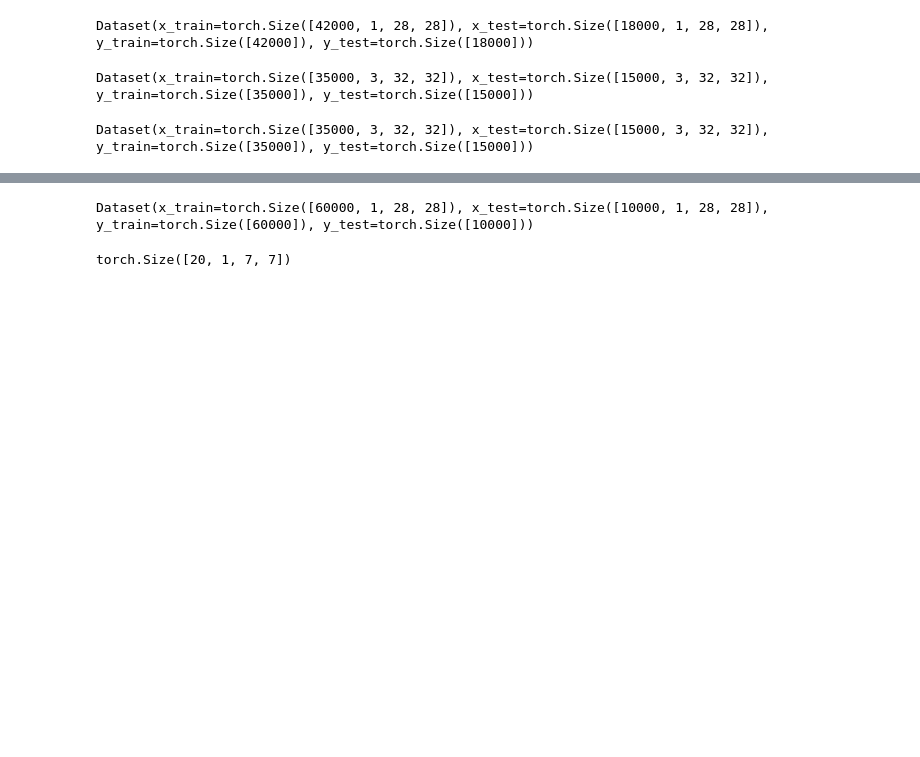
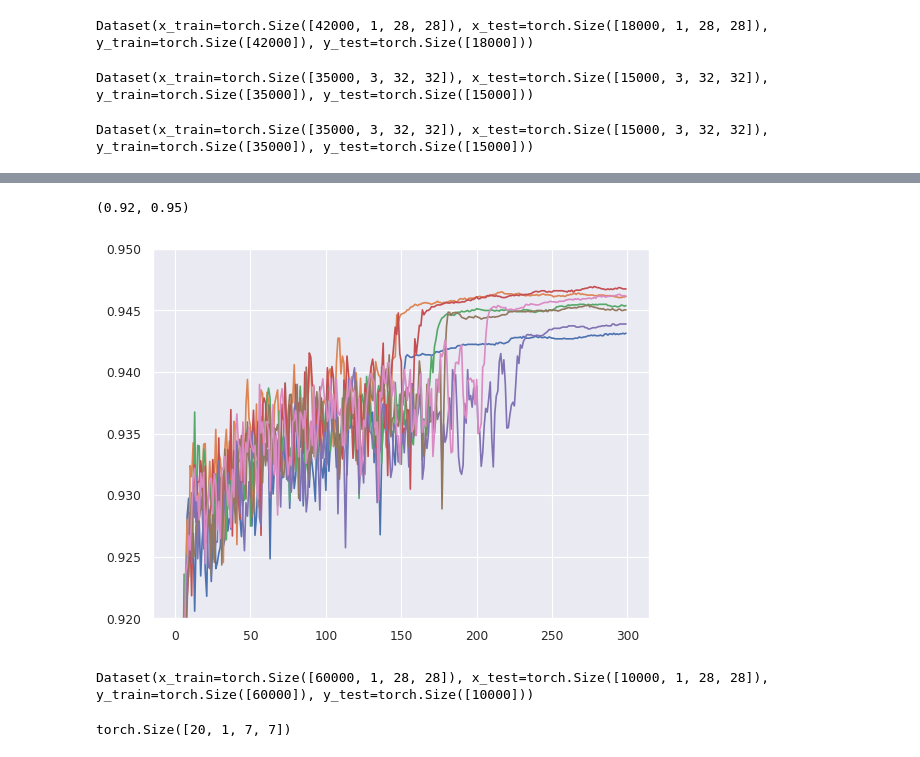
Before and after one commit to p-adema/quadratic-conv, a Jupyter notebook: scratch/training_check.ipynb, the cells around one changed output, grey strips where cells are left out. Saved outputs shown, nothing was run; the diff lists cells and outputs as text; code cells hidden in the pictures; blank space fills up the shorter version.

```diff
--- a/scratch/training_check.ipynb
+++ b/scratch/training_check.ipynb
@@ -452,7 +513,14 @@ plt.legend()
 # %%
-hist_m = history_callback(km_tune)
-res['aniso-7-uiso'] = LeNet.fit_many(km_tune, pool_fn="aniso-7", init="uniform-iso", count=7, epoch_callback=hist_m,
-                                     lr=0.004, batch_size=1024, epochs=100)
+hist = HistoryCallback(svhn_tune)
+res[f'{lr=}'] = model.fit_many(svhn_tune, pool_fn="aniso-7", init={"var": "ss-iso", "theta": "spin"}, count=7,
+                               epoch_callback=hist, lr=0.003, batch_size=1024, epochs=300)
+hs_temp = hist.result()
+# %%
+plt.plot(hs_temp[0]["acc"].to_numpy().reshape(7, 300).T)
+plt.ylim(0.92, 0.95)
+# %% [output]
+(0.92, 0.95)
+[figure, added]
 # %%
 k_mnist
 # %% [output]
```
Also changed, not shown: parts of 14 cells of this notebook, 14 other files.
